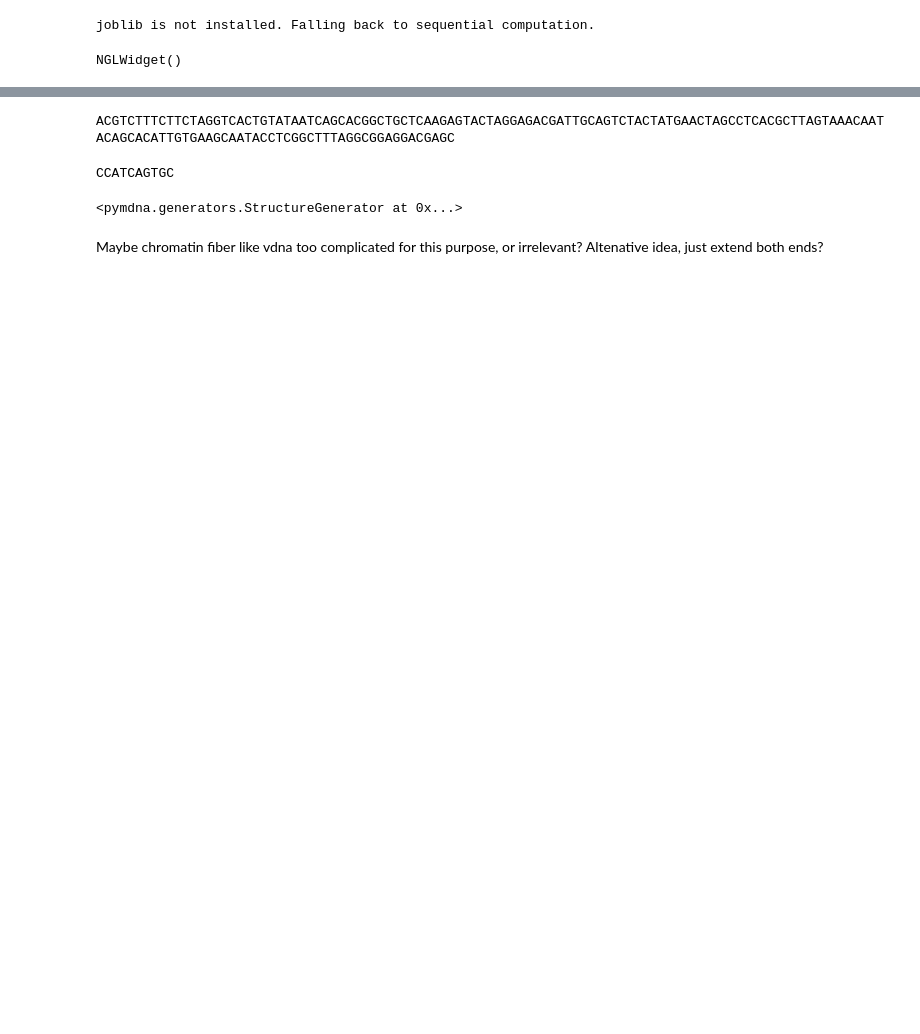
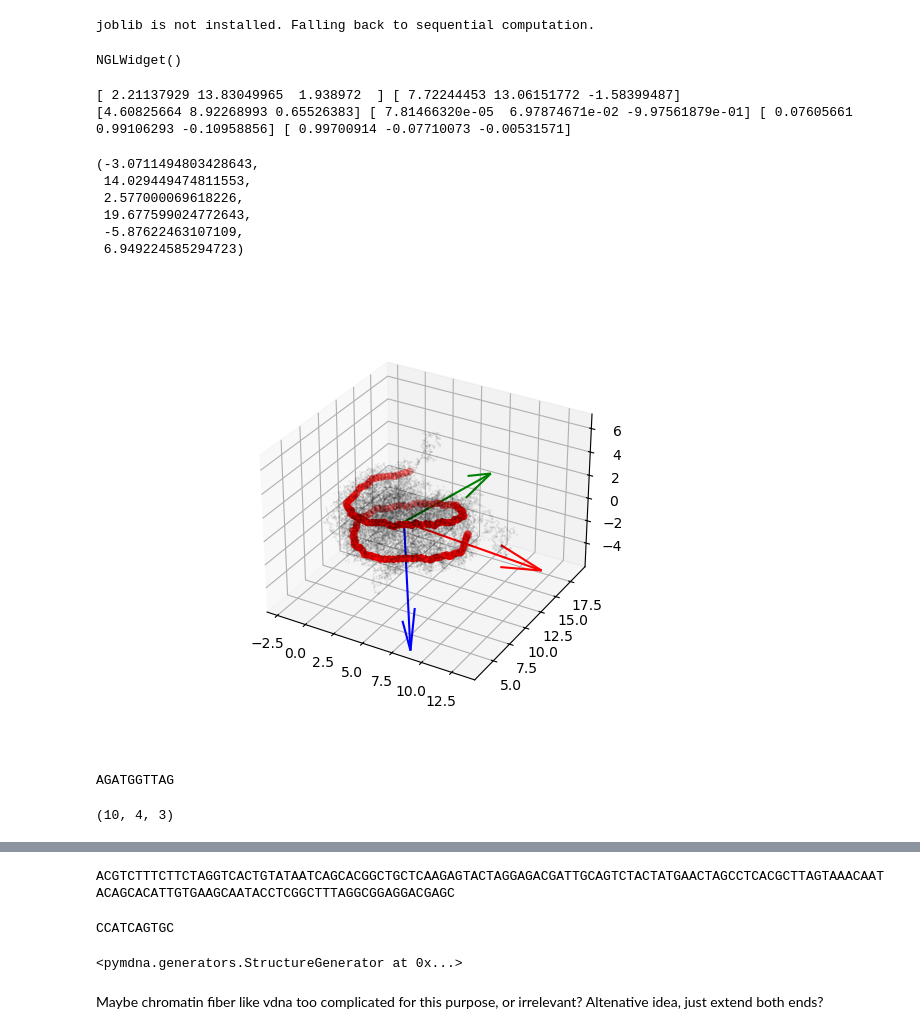
Before and after one commit to Heezch/mdna, a Jupyter notebook: studies/3_chromatin/0_chromatin_maker.ipynb, the cells around one changed output, grey strips where cells are left out. Drawn from its saved outputs; the diff is of its cells as text; code cells hidden in the pictures; blank space fills up the shorter version.

```diff
--- a/studies/3_chromatin/0_chromatin_maker.ipynb
+++ b/studies/3_chromatin/0_chromatin_maker.ipynb
@@ -20,3 +22,73 @@ view = nv.show_mdtraj(pdb)
 view
 # %% [output]
 NGLWidget()
+# %%
+from scipy.linalg import svd
+# https://nucldb.intbio.org/help
+# https://www.ncbi.nlm.nih.gov/pmc/articles/PMC4738025/ ref for standard nucleosome reference frame
+
+def find_superhelical_axis(points):
+    # Calculate the centroid of the points
+    centroid = np.mean(points, axis=0)
+
+    # Center the points by subtracting the centroid
+    centered_points = points + centroid
+
+    # Perform Singular Value Decomposition (SVD) to find the principal components
+    U, S, Vt = svd(centered_points)
+
+    # The principal axis is the last row of Vt corresponding to the smallest singular value
+    principal_axis = Vt[-1]
+
+    return centroid, principal_axis
+
+nuc = mdna.NucleicFrames(pdb)
+frames = np.squeeze(nuc.mean_reference_frames)
+start = frames[0,0,:]
+end = frames[-1,0,:]
+print(start, end)
+
+centers_of_mass = frames[:,0,:]
+centroid, z_axis = find_superhelical_axis(centers_of_mass)
+
+rg = md.compute_rg(pdb)[0]
+dna_dyad = pdb.top.select('resSeq 0 and not protein') # Select the DNA dyad
+dyad = md.compute_center_of_mass(pdb.atom_slice(dna_dyad))[0]
+
+y_axis = dyad - centroid
+y_axis = y_axis / np.linalg.norm(y_axis)
+x_axis = np.cross(z_axis, y_axis)
+x_axis = x_axis / np.linalg.norm(x_axis)
+print(centroid, z_axis, y_axis, x_axis)
+x_axis = x_axis * rg * 3
+y_axis = y_axis * rg * 3
+z_axis = z_axis * rg * 3
+
+%matplotlib ipympl
+fig = plt.figure()
+ax = fig.add_subplot(111, projection='3d')
+ax.scatter(frames[:,0,0], frames[:,0,1], frames[:,0,2], c='r', marker='o')
+# plot the x y and z axis as quiver
+ax.quiver(centroid[0], centroid[1], centroid[2], x_axis[0], x_axis[1], x_axis[2], color='r')
+ax.quiver(centroid[0], centroid[1], centroid[2], y_axis[0], y_axis[1], y_axis[2], color='g')
+ax.quiver(centroid[0], centroid[1], centroid[2], z_axis[0], z_axis[1], z_axis[2], color='b')
+ax.scatter(pdb.xyz[0][:,0], pdb.xyz[0][:,1], pdb.xyz[0][:,2], c='k', marker='o',alpha=0.1, s=0.1)
+ax.axis('equal')
+# %% [output]
+[ 2.21137929 13.83049965  1.938972  ] [ 7.72244453 13.06151772 -1.58399487]
+[4.60825664 8.92268993 0.65526383] [ 7.81466320e-05  6.97874671e-02 -9.97561879e-01] [ 0.07605661  0.99106293 -0.10958856] [ 0.99700914 -0.07710073 -0.00531571]
+(-3.0711494803428643,
+ 14.029449474811553,
+ 2.577000069618226,
+ 19.677599024772643,
+ -5.87622463107109,
+ 6.949224585294723)
+[figure, added]
+# %%
+control_points = np.array([[0,0,0],[0,1,0],[0,2,0],[0,3,0]])*1
+spline = mdna.SplineFrames(control_points)
+dna = mdna.StructureGenerator(spline)
+spline.frames.shape
+# %% [output]
+AGATGGTTAG
+(10, 4, 3)
```
Also changed, not shown: parts of 21 cells of this notebook, 36 other files.
